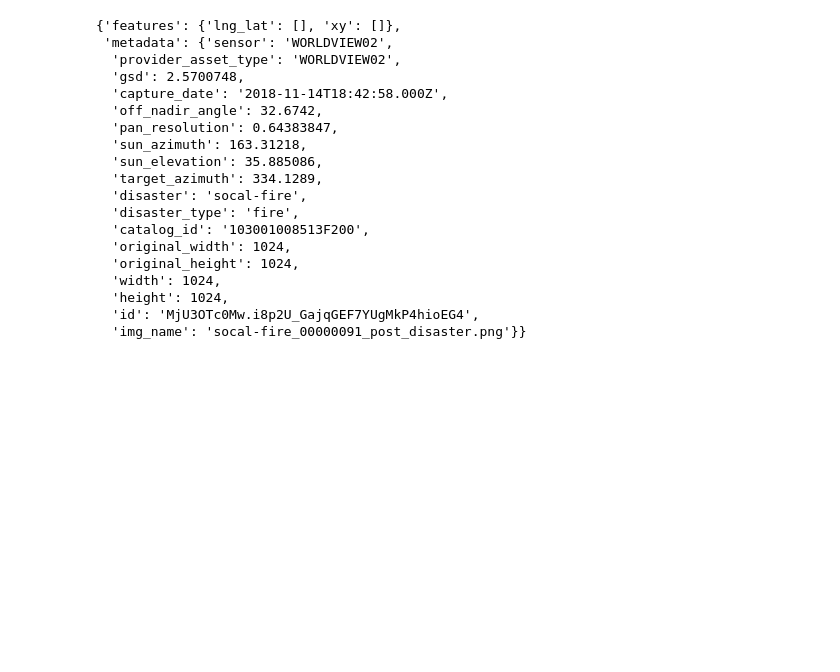
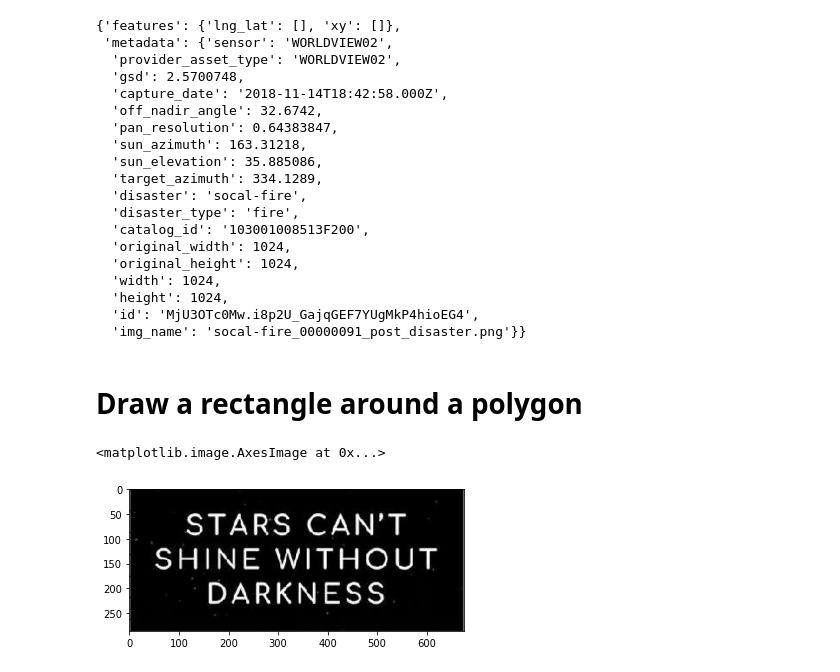
Before and after one commit to C5ipo7i/Jupyter_notebooks, a Jupyter notebook: Disaster_dataset.ipynb, the cells around one changed output. Saved outputs shown, nothing was run; the diff lists cells and outputs as text; code cells hidden in the pictures; blank space fills up the shorter version.

```diff
--- a/Disaster_dataset.ipynb
+++ b/Disaster_dataset.ipynb
@@ -147,3 +147,16 @@ label_im
   'height': 1024,
   'id': 'MjU3OTc0Mw.i8p2U_GajqGEF7YUgMkP4hioEG4',
   'img_name': 'socal-fire_00000091_post_disaster.png'}}
+# %% [markdown]
+# Draw a rectangle around a polygon
+# %%
+from skimage.measure import find_contours
+from skimage.io import imread
+import matplotlib.pyplot as plt
+from skimage.color import rgb2gray
+orig_img = imread('/Users/morgan/Desktop/Screen Shot 2019-11-20 at 8.28.46 PM.png')
+gray_img = rgb2gray(orig_img)
+plt.imshow(gray_img,interpolation='nearest', cmap=plt.cm.gray)
+# %% [output]
+<matplotlib.image.AxesImage at 0x...>
+[figure, added]
```
Also changed, not shown: parts of 6 cells of this notebook.
